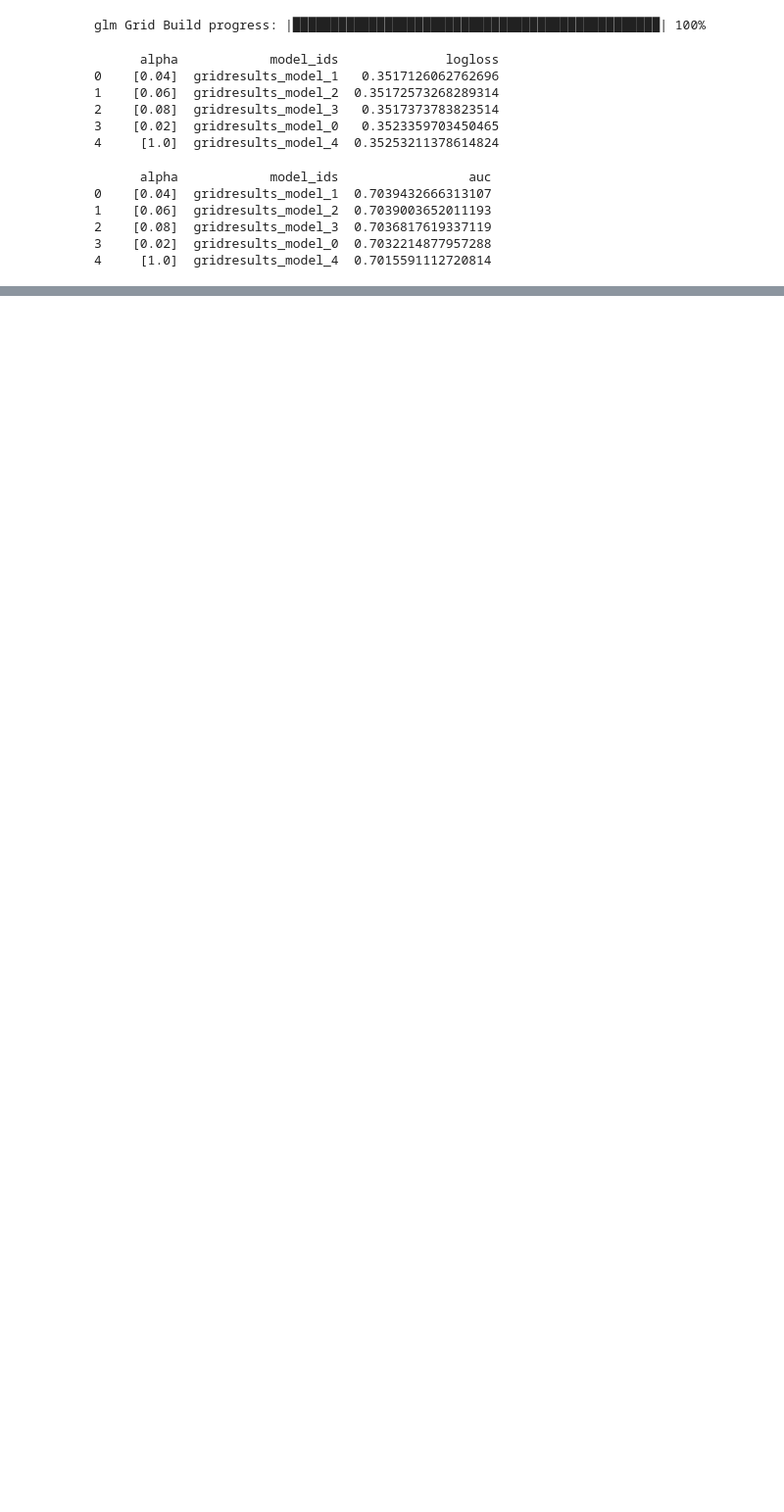
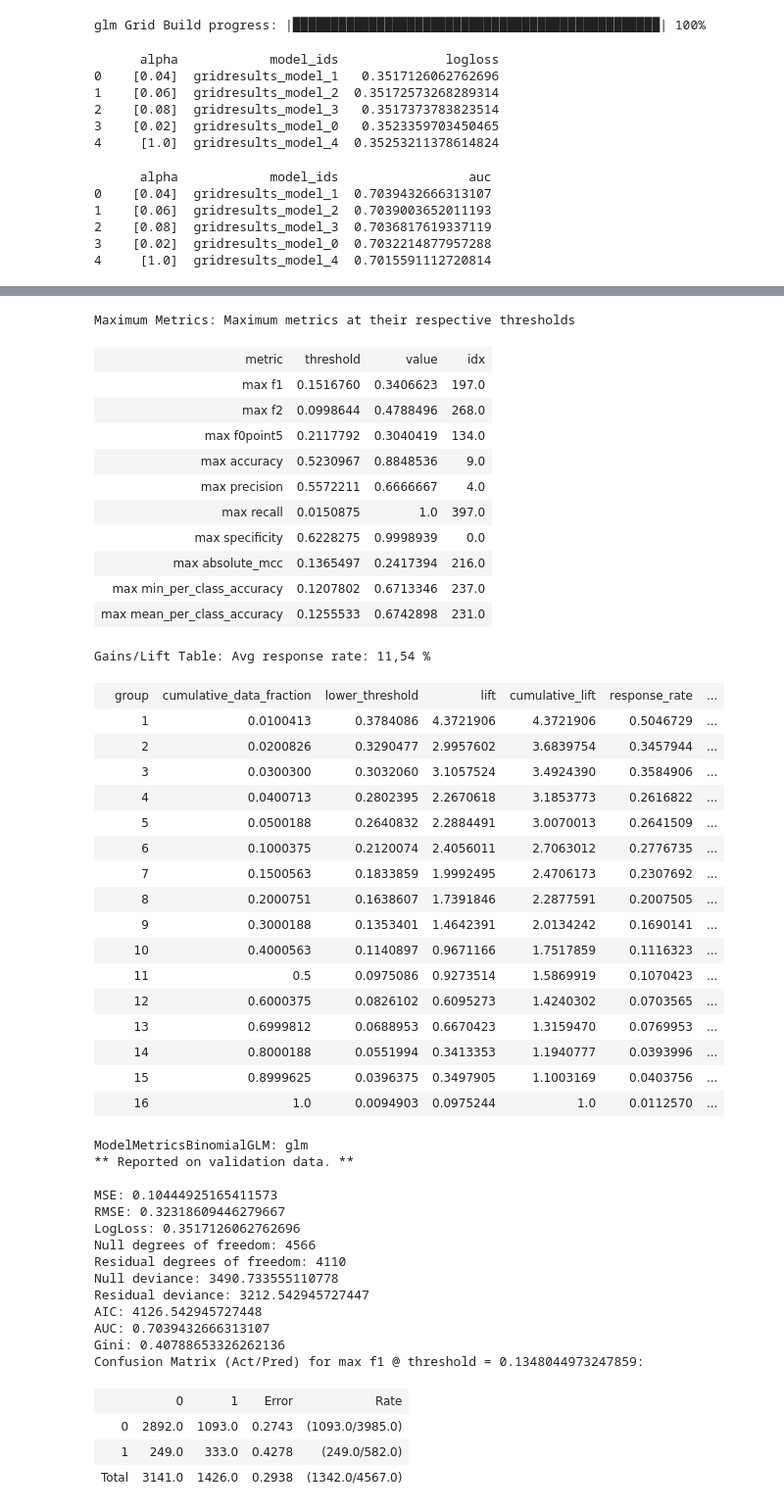
Before and after one commit to Fimasik/ML_course, a Jupyter notebook: Decisions/Базовое решение задачи ОТП Банка.ipynb, the cells around one changed output, grey strips where cells are left out. Shown at 98% size. Saved outputs shown, nothing was run; the diff lists cells and outputs as text; code cells hidden in the pictures; blank space fills up the shorter version.

```diff
--- a/Decisions/Базовое решение задачи ОТП Банка.ipynb
+++ b/Decisions/Базовое решение задачи ОТП Банка.ipynb
@@ -1718,3 +1848,8 @@ gridperf
 2    [0.08]  gridresults_model_3  0.7036817619337119
 3    [0.02]  gridresults_model_0  0.7032214877957288
 4     [1.0]  gridresults_model_4  0.7015591112720814
+# %%
+# извлекаем наилучшую модель
+best_model = gridperf.models[0]
+best_model
+# %% [output]
@@ -1720,0 +1880,48 @@ gridperf
+Maximum Metrics: Maximum metrics at their respective thresholds
+| metric | threshold | value | idx |
+| max f1 | 0.1516760 | 0.3406623 | 197.0 |
+| max f2 | 0.0998644 | 0.4788496 | 268.0 |
+| max f0point5 | 0.2117792 | 0.3040419 | 134.0 |
+| max accuracy | 0.5230967 | 0.8848536 | 9.0 |
+| max precision | 0.5572211 | 0.6666667 | 4.0 |
+| max recall | 0.0150875 | 1.0 | 397.0 |
+| max specificity | 0.6228275 | 0.9998939 | 0.0 |
+| max absolute_mcc | 0.1365497 | 0.2417394 | 216.0 |
+| max min_per_class_accuracy | 0.1207802 | 0.6713346 | 237.0 |
+| max mean_per_class_accuracy | 0.1255533 | 0.6742898 | 231.0 |
+Gains/Lift Table: Avg response rate: 11,54 %
+|  | group | cumulative_data_fraction | lower_threshold | lift | cumulative_lift | response_rate | ... |
+|  | 1 | 0.0100413 | 0.3784086 | 4.3721906 | 4.3721906 | 0.5046729 | ... |
+|  | 2 | 0.0200826 | 0.3290477 | 2.9957602 | 3.6839754 | 0.3457944 | ... |
+|  | 3 | 0.0300300 | 0.3032060 | 3.1057524 | 3.4924390 | 0.3584906 | ... |
+|  | 4 | 0.0400713 | 0.2802395 | 2.2670618 | 3.1853773 | 0.2616822 | ... |
+|  | 5 | 0.0500188 | 0.2640832 | 2.2884491 | 3.0070013 | 0.2641509 | ... |
+|  | 6 | 0.1000375 | 0.2120074 | 2.4056011 | 2.7063012 | 0.2776735 | ... |
+|  | 7 | 0.1500563 | 0.1833859 | 1.9992495 | 2.4706173 | 0.2307692 | ... |
+|  | 8 | 0.2000751 | 0.1638607 | 1.7391846 | 2.2877591 | 0.2007505 | ... |
+|  | 9 | 0.3000188 | 0.1353401 | 1.4642391 | 2.0134242 | 0.1690141 | ... |
+|  | 10 | 0.4000563 | 0.1140897 | 0.9671166 | 1.7517859 | 0.1116323 | ... |
+|  | 11 | 0.5 | 0.0975086 | 0.9273514 | 1.5869919 | 0.1070423 | ... |
+|  | 12 | 0.6000375 | 0.0826102 | 0.6095273 | 1.4240302 | 0.0703565 | ... |
+|  | 13 | 0.6999812 | 0.0688953 | 0.6670423 | 1.3159470 | 0.0769953 | ... |
+|  | 14 | 0.8000188 | 0.0551994 | 0.3413353 | 1.1940777 | 0.0393996 | ... |
+|  | 15 | 0.8999625 | 0.0396375 | 0.3497905 | 1.1003169 | 0.0403756 | ... |
+|  | 16 | 1.0 | 0.0094903 | 0.0975244 | 1.0 | 0.0112570 | ... |
+ModelMetricsBinomialGLM: glm
+** Reported on validation data. **
+
+MSE: 0.10444925165411573
+RMSE: 0.32318609446279667
+LogLoss: 0.3517126062762696
+Null degrees of freedom: 4566
+Residual degrees of freedom: 4110
+Null deviance: 3490.733555110778
+Residual deviance: 3212.542945727447
+AIC: 4126.542945727448
+AUC: 0.7039432666313107
+Gini: 0.40788653326262136
+Confusion Matrix (Act/Pred) for max f1 @ threshold = 0.1348044973247859:
+|  | 0 | 1 | Error | Rate |
+| 0 | 2892.0 | 1093.0 | 0.2743 | (1093.0/3985.0) |
+| 1 | 249.0 | 333.0 | 0.4278 | (249.0/582.0) |
+| Total | 3141.0 | 1426.0 | 0.2938 | (1342.0/4567.0) |
```
Also changed, not shown: parts of 29 cells of this notebook, 1 other file.
